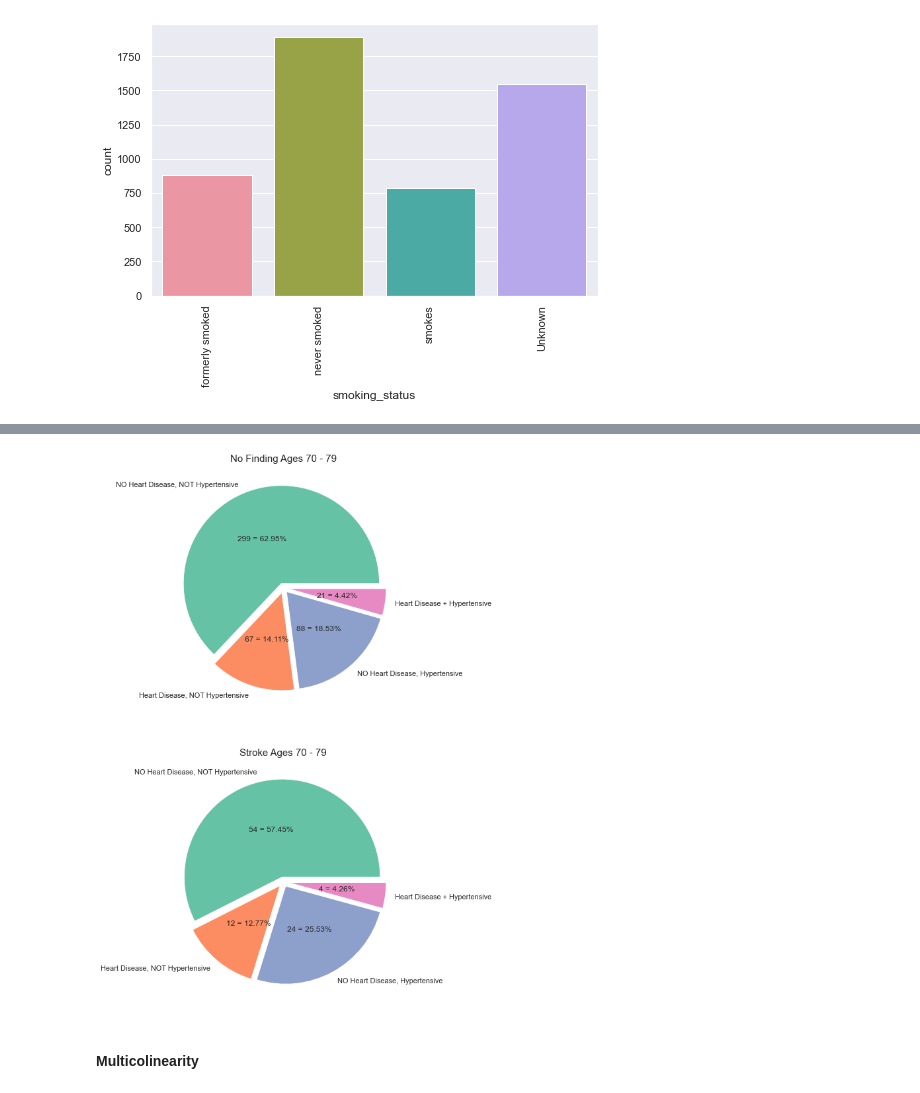
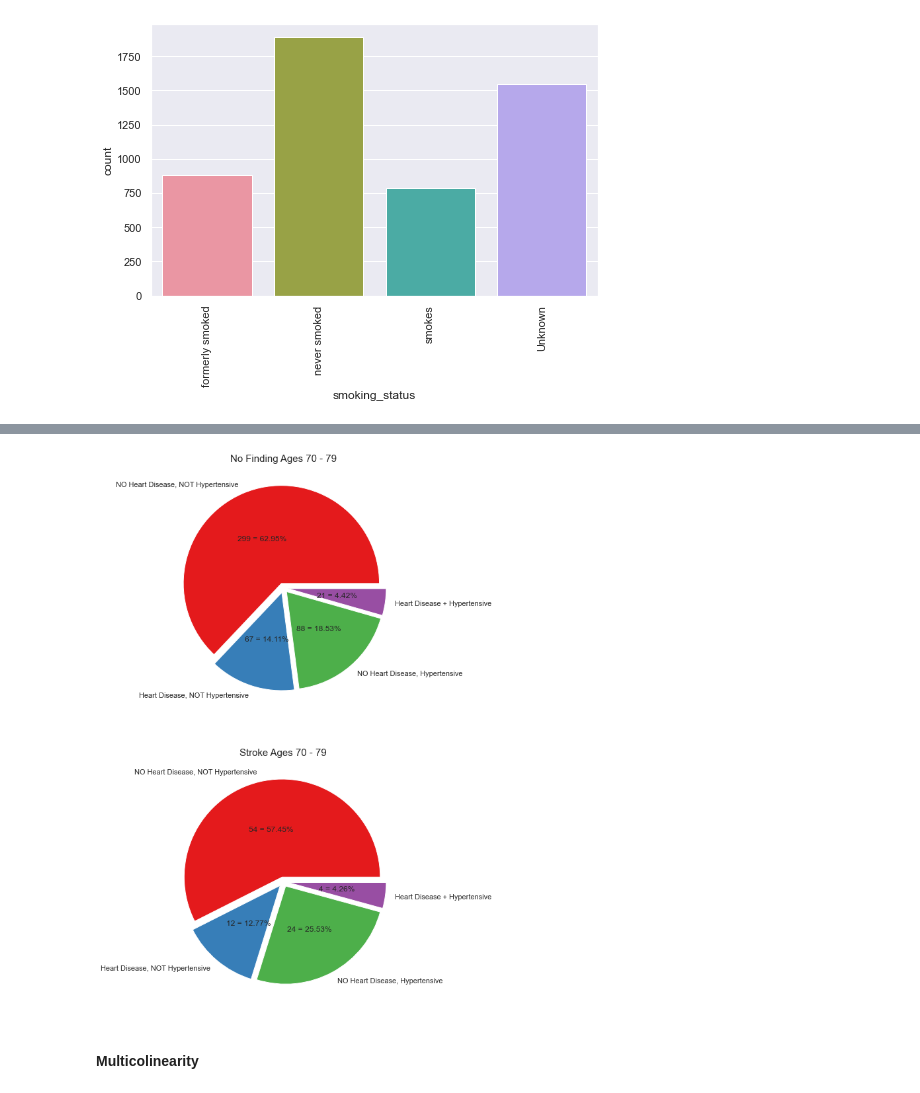
Before and after one commit to AgnesaP/Stroke_Prediction_Application, a Jupyter notebook: Stroke_Prediction_Project.ipynb, the cells around one changed output, grey strips where cells are left out. Drawn from its saved outputs; the diff is of its cells as text; code cells hidden in the pictures.

```diff
--- a/Stroke_Prediction_Project.ipynb
+++ b/Stroke_Prediction_Project.ipynb
@@ -312,38 +257,0 @@ for ag, age_group in enumerate(age_groups):
-# %%
-fig, axs = plt.subplots(nrows=2, ncols=1, figsize=(15, 10))
-
-sns.set_style('darkgrid')
-sns.set_palette('Set2')
-
-axs = axs.flatten()
-
-labels = ["NO Heart Disease, NOT Hypertensive", "Heart Disease, NOT Hypertensive", "NO Heart Disease, Hypertensive", "Heart Disease + Hypertensive"]
-data = [
-    df1[(df1["heart_disease"] == 0) & (df1["hypertension"] == 0) & (df1["stroke"] == 0)]["id"].count(),
-    df1[(df1["heart_disease"] == 1) & (df1["hypertension"] == 0) & (df1["stroke"] == 0)]["id"].count(),
-    df1[(df1["heart_disease"] == 0) & (df1["hypertension"] == 1) & (df1["stroke"] == 0)]["id"].count(),
-    df1[(df1["heart_disease"] == 1) & (df1["hypertension"] == 1) & (df1["stroke"] == 0)]["id"].count()
-]
-_ = axs[0].pie(
-    data, labels=labels,
-    autopct=lambda x: "{:,.0f} = {:.2f}%".format(x * sum(data)/100, x),
-    explode=[0.05] * 4,
-    pctdistance=0.5,
-    colors=sns.color_palette("Set2")[0:4],
-)
-_ = axs[0].set_title("No Finding", fontsize=15)
-
-data = [
-    df1[(df1["heart_disease"] == 0) & (df1["hypertension"] == 0) & (df1["stroke"] == 1)]["id"].count(),
-    df1[(df1["heart_disease"] == 1) & (df1["hypertension"] == 0) & (df1["stroke"] == 1)]["id"].count(),
-    df1[(df1["heart_disease"] == 0) & (df1["hypertension"] == 1) & (df1["stroke"] == 1)]["id"].count(),
-    df1[(df1["heart_disease"] == 1) & (df1["hypertension"] == 1) & (df1["stroke"] == 1)]["id"].count()
-]
-_ = axs[1].pie(
-    data, labels=labels,
-    autopct=lambda x: "{:,.0f} = {:.2f}%".format(x * sum(data)/100, x),
-    explode=[0.05] * 4,
-    pctdistance=0.5,
-    colors=sns.color_palette("Set2")[0:4],
-)
-_ = axs[1].set_title("stroke", fontsize=15)
@@ -359,36 +265,36 @@ axs = axs.flatten()
 
 labels = ["NO Heart Disease, NOT Hypertensive", "Heart Disease, NOT Hypertensive", "NO Heart Disease, Hypertensive", "Heart Disease + Hypertensive"]
 data = [
     df1[(df1["heart_disease"] == 0) & (df1["hypertension"] == 0) & (df1["stroke"] == 0) & (df1["age"] >= 70) & (df1["age"] < 80)]["id"].count(),
     df1[(df1["heart_disease"] == 1) & (df1["hypertension"] == 0) & (df1["stroke"] == 0) & (df1["age"] >= 70) & (df1["age"] < 80)]["id"].count(),
     df1[(df1["heart_disease"] == 0) & (df1["hypertension"] == 1) & (df1["stroke"] == 0) & (df1["age"] >= 70) & (df1["age"] < 80)]["id"].count(),
     df1[(df1["heart_disease"] == 1) & (df1["hypertension"] == 1) & (df1["stroke"] == 0) & (df1["age"] >= 70) & (df1["age"] < 80)]["id"].count()
 ]
 _ = axs[0].pie(
     data, labels=labels,
     autopct=lambda x: "{:,.0f} = {:.2f}%".format(x * sum(data)/100, x),
     explode=[0.05] * 4,
     pctdistance=0.5,
-    colors=sns.color_palette("Set2")[0:4],
+    colors=sns.color_palette("Set1")[0:4],
 )
 _ = axs[0].set_title("No Finding Ages 70 - 79", fontsize=15)
 
 data = [
     df1[(df1["heart_disease"] == 0) & (df1["hypertension"] == 0) & (df1["stroke"] == 1) & (df1["age"] >= 70) & (df1["age"] < 80)]["id"].count(),
     df1[(df1["heart_disease"] == 1) & (df1["hypertension"] == 0) & (df1["stroke"] == 1) & (df1["age"] >= 70) & (df1["age"] < 80)]["id"].count(),
     df1[(df1["heart_disease"] == 0) & (df1["hypertension"] == 1) & (df1["stroke"] == 1) & (df1["age"] >= 70) & (df1["age"] < 80)]["id"].count(),
     df1[(df1["heart_disease"] == 1) & (df1["hypertension"] == 1) & (df1["stroke"] == 1) & (df1["age"] >= 70) & (df1["age"] < 80)]["id"].count()
 ]
 _ = axs[1].pie(
     data, labels=labels,
     autopct=lambda x: "{:,.0f} = {:.2f}%".format(x * sum(data)/100, x),
     explode=[0.05] * 4,
     pctdistance=0.5,
-    colors=sns.color_palette("Set2")[0:4],
+    colors=sns.color_palette("Set1")[0:4],
 )
 _ = axs[1].set_title("Stroke Ages 70 - 79", fontsize=15)
 # %% [output]
-[figure, old version]
+[figure, new version]
 # %% [markdown]
 #### Multicolinearity
 # %%
```
Also changed, not shown: parts of 4 cells of this notebook, 1 other file.
